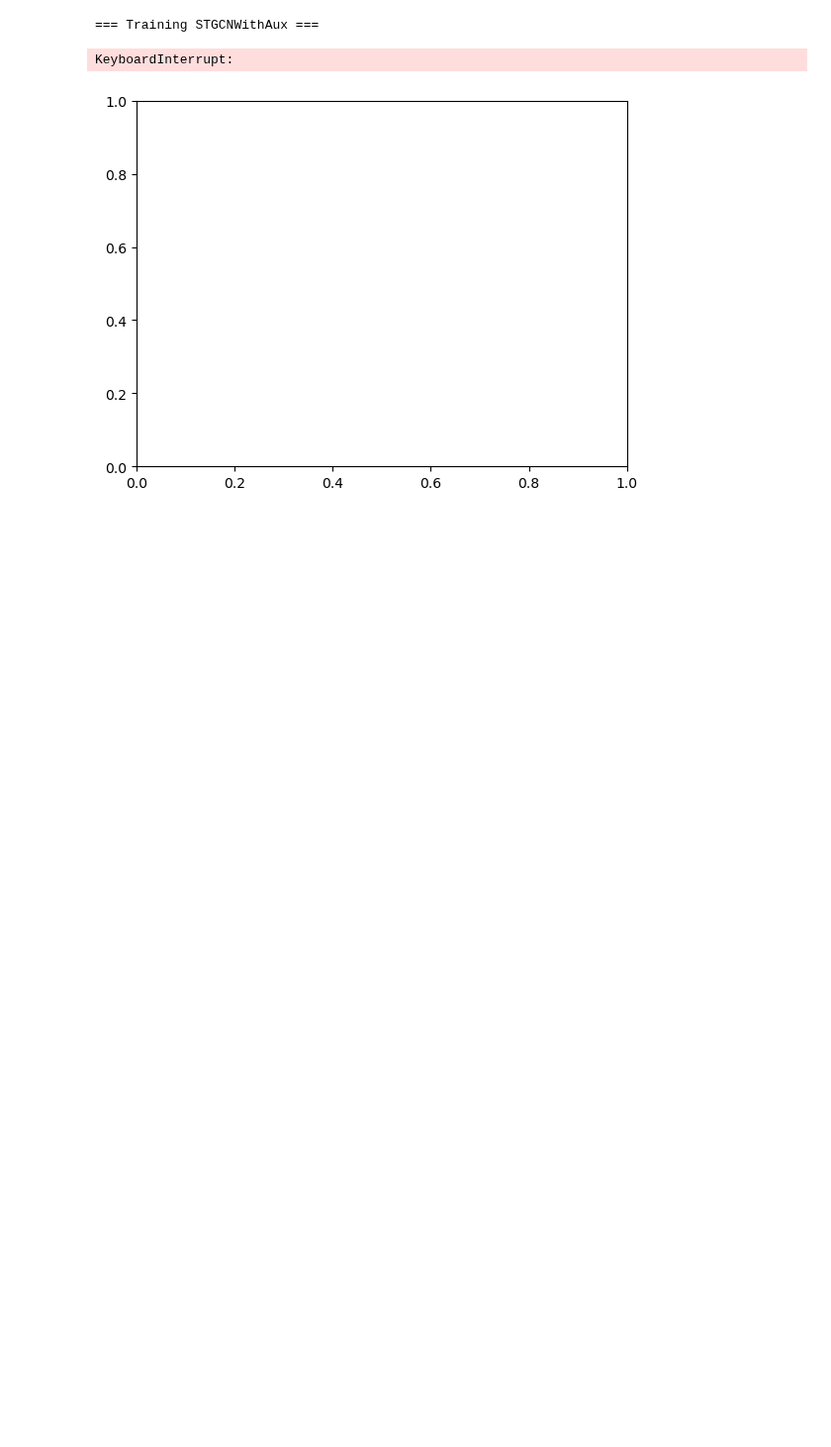
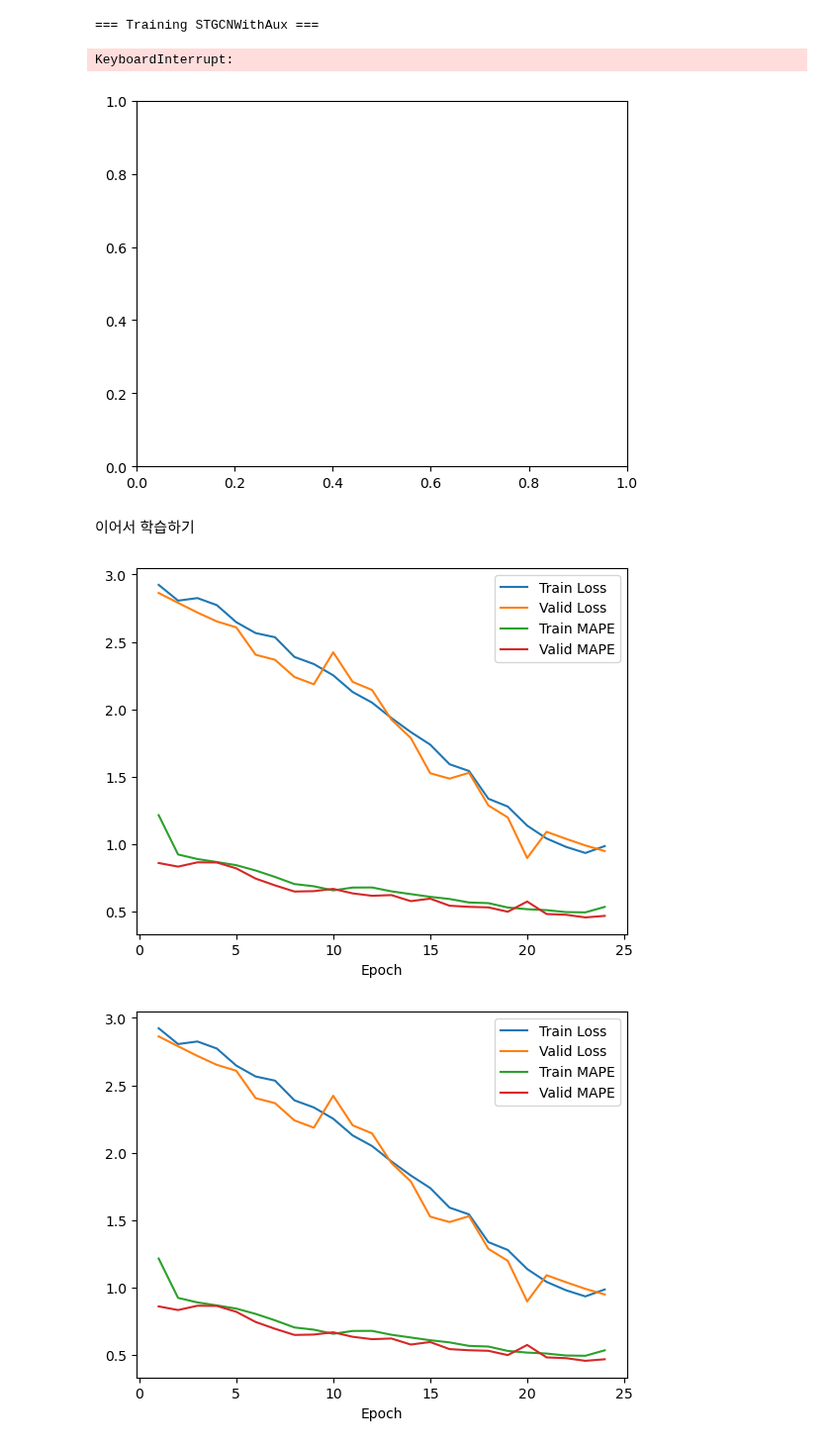
Before and after one commit to HiverXD/Traffic-Congestion-Prediction, a Jupyter notebook: src/baseline_train_refactoring.ipynb, the cells around one changed output. Shown at 99% size. Saved outputs shown, nothing was run; the diff lists cells and outputs as text; code cells hidden in the pictures; blank space fills up the shorter version.

Commit message:
(fix) load & train again example

```diff
--- a/src/baseline_train_refactoring.ipynb
+++ b/src/baseline_train_refactoring.ipynb
@@ -138,7 +138,7 @@ for name, ModelClass in models.items():
         epochs=1,
         device=DEVICE,
         auto_save=True,
-        save_dir='./checkpoints'
+        save_dir=SAVE_DIR
     )
     trainer.fit()
 
@@ -150,3 +150,5 @@ for name, ModelClass in models.items():
 === Training STGCNWithAux ===
 KeyboardInterrupt:
 [figure]
+# %% [markdown]
+이어서 학습하기
@@ -153,3 +250,23 @@ KeyboardInterrupt:
+# %%
+# 1) Trainer 준비 (epochs=N 은 "추가 학습할 epoch 수")
+trainer = Trainer(
+    model, train_loader, valid_loader,
+    optimizer, criterion,
+    epochs=1, device=DEVICE,
+    auto_save=True, save_dir="./checkpoints"
+)
+
+# 2) 외부에서 미리 로드한 가중치·history가 있으면
+trainer.load_checkpoint(
+    state_dict   = torch.load("./checkpoints/STGCNWithAux.pth"),
+    history      = history
+)
+
+# 3) 이어서 학습
+trainer.fit()
+# %% [output]
+[figure, added]
+[figure, added]
 # %%
 from dataset.traffic_dataset import EDGE_INDEX, EDGE_ATTR
 from dataset.dataset_config import week_steps, C_origin
```
Also changed, not shown: parts of 2 cells of this notebook.
